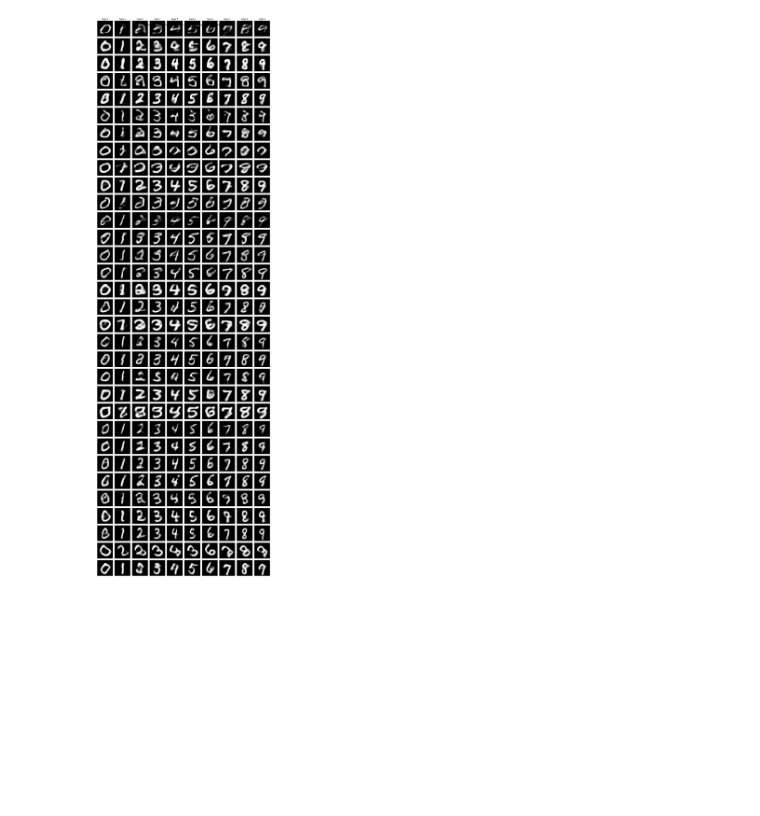
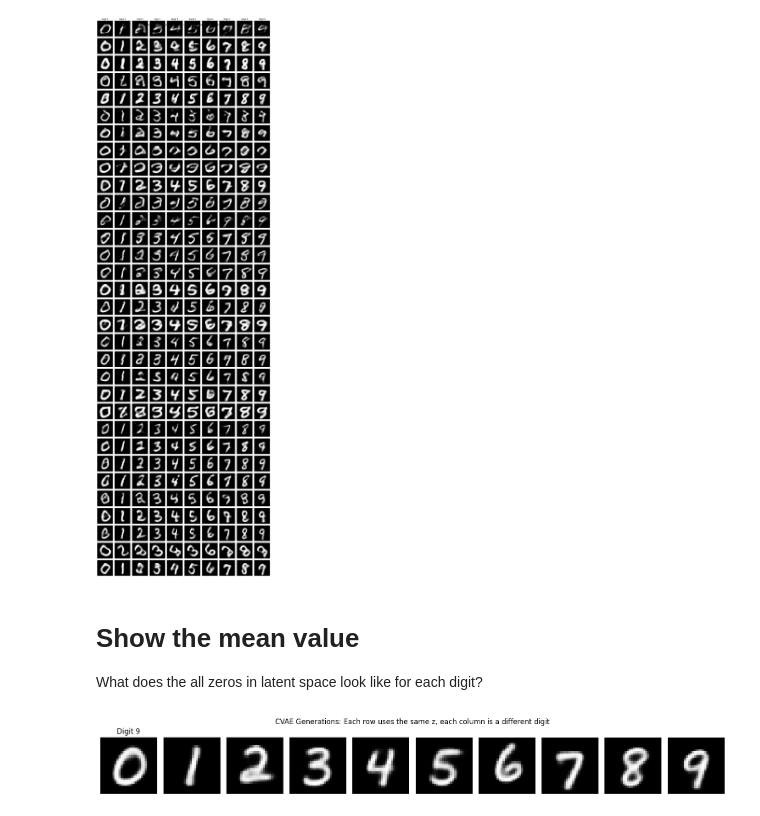
Before and after one commit to honicky/mnist-vae, a Jupyter notebook: mnist_cvae.ipynb, the cells around one changed output. Cells and saved outputs as stored; diff of their text form; code cells hidden in the pictures; blank space fills up the shorter version.

Commit message:
Add notes to mnist_cvae.ipynb

```diff
--- a/mnist_cvae.ipynb
+++ b/mnist_cvae.ipynb
@@ -230,3 +257,47 @@ plt.tight_layout()
 plt.show()
 # %% [output]
 [figure]
+# %% [markdown]
+# Show the mean value
+
+What does the all zeros in latent space look like for each digit?
+# %%
+
+num_digits = 10
+
+
+model.eval()
+with torch.no_grad():
+  # Sample random z for start and end
+
+  z_s = torch.zeros(1, latent_dim).to(device)
+
+  # Create digit labels (0-9)
+  digits = torch.arange(num_digits).to(device)
+
+  # Create one-hot encoded labels for all digits
+  y_s = torch.nn.functional.one_hot(digits, num_classes=10).float()  # shape: [10, 10]
+
+  z_expanded = z_s.unsqueeze(1).expand(-1, num_digits, -1)
+  y_expanded = y_s.unsqueeze(0).expand(1, -1, -1)
+
+  z_flat = z_expanded.reshape(-1, latent_dim)  # shape: [80, latent_dim]
+  y_flat = y_expanded.reshape(-1, 10)  # shape: [80, 10]
+
+  # Generate all samples at once
+  samples = model.decoder(z_flat, y_flat)  # shape: [80, 1, 28, 28]
+
+
+fig, axes = plt.subplots(1, num_digits, figsize=(15, 2))
+for i, ax in enumerate(axes):
+  img_idx = i
+  ax.imshow(samples[img_idx][0].cpu(), cmap='gray')
+  ax.axis('off')
+  if i == 0:  # Add column labels (digits) on top
+      ax.set_title(f'Digit {j}')
+
+plt.suptitle('CVAE Generations: Each row uses the same z, each column is a different digit')
+plt.tight_layout()
+plt.show()
+# %% [output]
+[figure, added]
```
Also changed, not shown: parts of 11 cells of this notebook.
